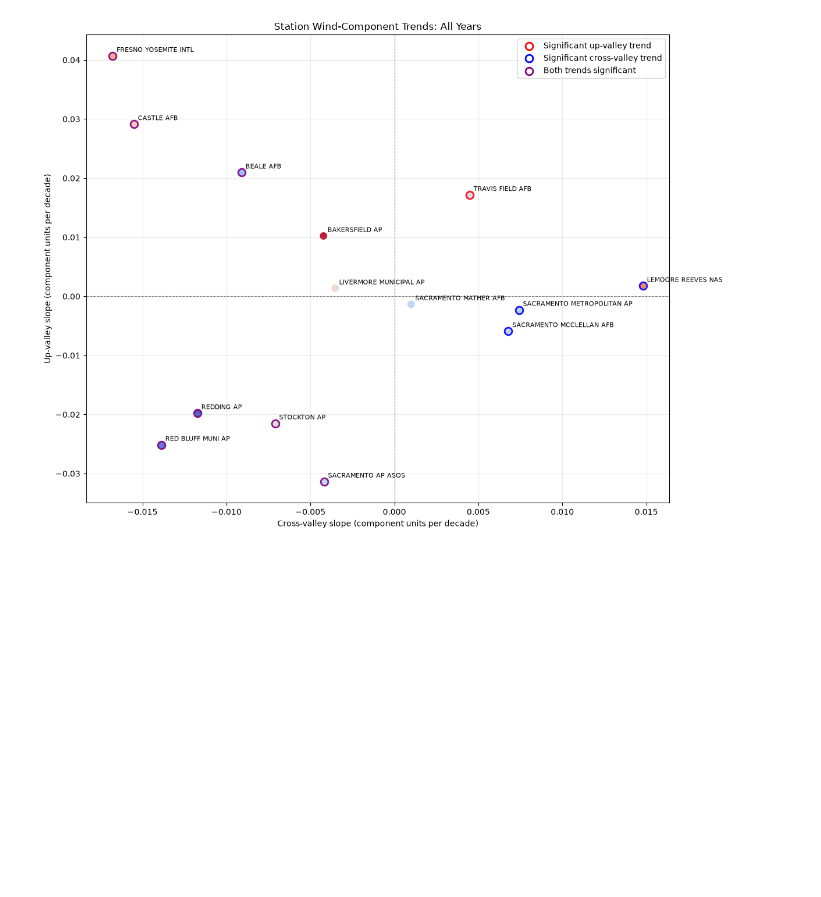
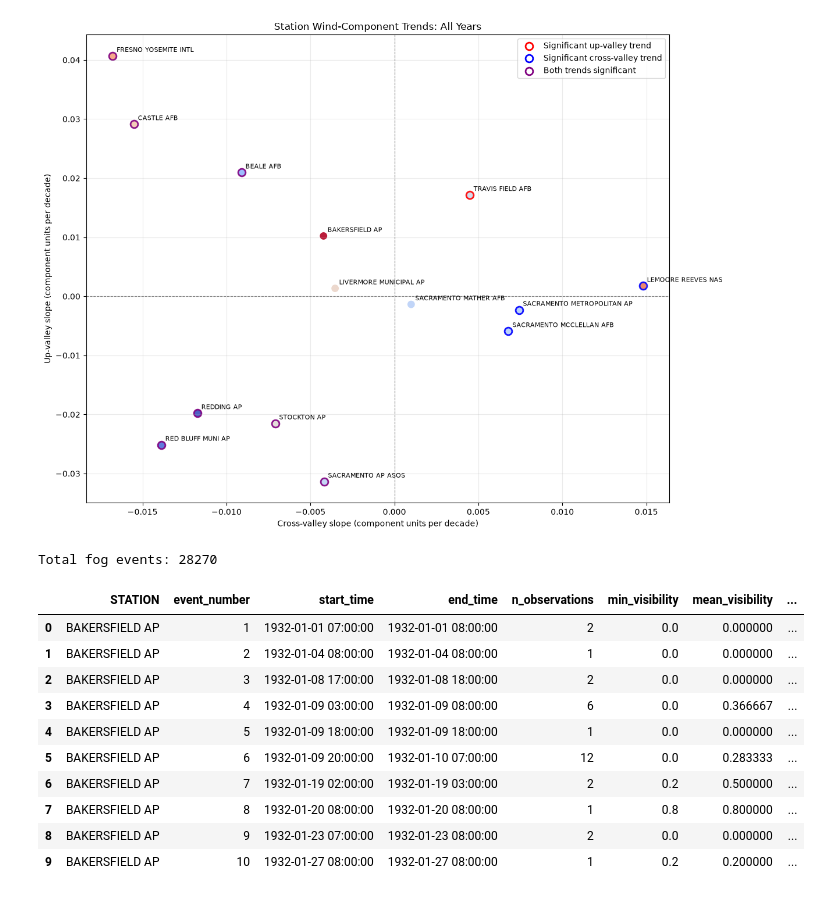
Before and after one commit to audfish/WQ2026, a Jupyter notebook: Fog_wind_analysis_v2.ipynb, the cells around one changed output. Saved outputs shown, nothing was run; the diff lists cells and outputs as text; code cells hidden in the pictures; blank space fills up the shorter version.

```diff
--- a/Fog_wind_analysis_v2.ipynb
+++ b/Fog_wind_analysis_v2.ipynb
@@ -1036,3 +1040,70 @@ plt.tight_layout()
 plt.show()
 # %% [output]
 [figure]
+# %%
+# Identify individual fog events as consecutive hourly fog observations (HourlyVisibility < 1)
+fog_rows = CV_filtered_rows[CV_filtered_rows["HourlyVisibility"] < 1].copy()
+
+# Construct timestamps from year, month, day, and hour
+fog_rows["timestamp"] = (
+    pd.to_datetime(fog_rows[["year", "month", "day"]])
+    + pd.to_timedelta(fog_rows["hour"], unit="h")
+)
+
+fog_rows = fog_rows.dropna(subset=["timestamp"]).sort_values(["STATION", "timestamp"])
+
+# Consecutive hourly observations belong to the same event
+time_gap = fog_rows.groupby("STATION")["timestamp"].diff()
+fog_rows["new_event"] = time_gap.isna() | (time_gap > pd.Timedelta(hours=1))
+fog_rows["event_number"] = fog_rows.groupby("STATION")["new_event"].cumsum().astype(int)
+
+# Aggregate events and calculate mean wind-direction components
+fog_events = (
+    fog_rows
+    .groupby(["STATION", "event_number"], as_index=False)
+    .agg(
+        start_time=("timestamp", "min"),
+        end_time=("timestamp", "max"),
+        n_observations=("timestamp", "size"),
+        min_visibility=("HourlyVisibility", "min"),
+        mean_visibility=("HourlyVisibility", "mean"),
+        mean_up_valley_component=("up_valley_component", "mean"),
+        mean_cross_valley_component=("cross_valley_component", "mean"),
+        up_valley_direction=("up_valley_direction", "first"),
+        cross_valley_direction=("cross_valley_direction", "first"),
+    )
+)
+
+# Calculate duration in hours
+fog_events["duration_hours"] = (
+    (fog_events["end_time"] - fog_events["start_time"]).dt.total_seconds() / 3600 + 1
+)
+
+# Calculate average wind direction from mean components for each event
+fog_events["avg_wind_direction_deg"] = np.mod(
+    np.rad2deg(
+        np.arctan2(
+            fog_events["mean_cross_valley_component"],
+            fog_events["mean_up_valley_component"]
+        )
+    ) + fog_events["up_valley_direction"],
+    360.0
+)
+
+fog_events = fog_events.sort_values(["STATION", "start_time"]).reset_index(drop=True)
+
+print(f"Total fog events: {len(fog_events)}")
+display(fog_events.head(10))
+# %% [output]
+Total fog events: 28270
+|  | STATION | event_number | start_time | end_time | n_observations | min_visibility | mean_visibility | ... |
+| 0 | BAKERSFIELD AP | 1 | 1932-01-01 07:00:00 | 1932-01-01 08:00:00 | 2 | 0.0 | 0.000000 | ... |
+| 1 | BAKERSFIELD AP | 2 | 1932-01-04 08:00:00 | 1932-01-04 08:00:00 | 1 | 0.0 | 0.000000 | ... |
+| 2 | BAKERSFIELD AP | 3 | 1932-01-08 17:00:00 | 1932-01-08 18:00:00 | 2 | 0.0 | 0.000000 | ... |
+| 3 | BAKERSFIELD AP | 4 | 1932-01-09 03:00:00 | 1932-01-09 08:00:00 | 6 | 0.0 | 0.366667 | ... |
+| 4 | BAKERSFIELD AP | 5 | 1932-01-09 18:00:00 | 1932-01-09 18:00:00 | 1 | 0.0 | 0.000000 | ... |
+| 5 | BAKERSFIELD AP | 6 | 1932-01-09 20:00:00 | 1932-01-10 07:00:00 | 12 | 0.0 | 0.283333 | ... |
+| 6 | BAKERSFIELD AP | 7 | 1932-01-19 02:00:00 | 1932-01-19 03:00:00 | 2 | 0.2 | 0.500000 | ... |
+| 7 | BAKERSFIELD AP | 8 | 1932-01-20 08:00:00 | 1932-01-20 08:00:00 | 1 | 0.8 | 0.800000 | ... |
+| 8 | BAKERSFIELD AP | 9 | 1932-01-23 07:00:00 | 1932-01-23 08:00:00 | 2 | 0.0 | 0.000000 | ... |
+| 9 | BAKERSFIELD AP | 10 | 1932-01-27 08:00:00 | 1932-01-27 08:00:00 | 1 | 0.2 | 0.200000 | ... |
```
Also changed, not shown: parts of 6 cells of this notebook.
